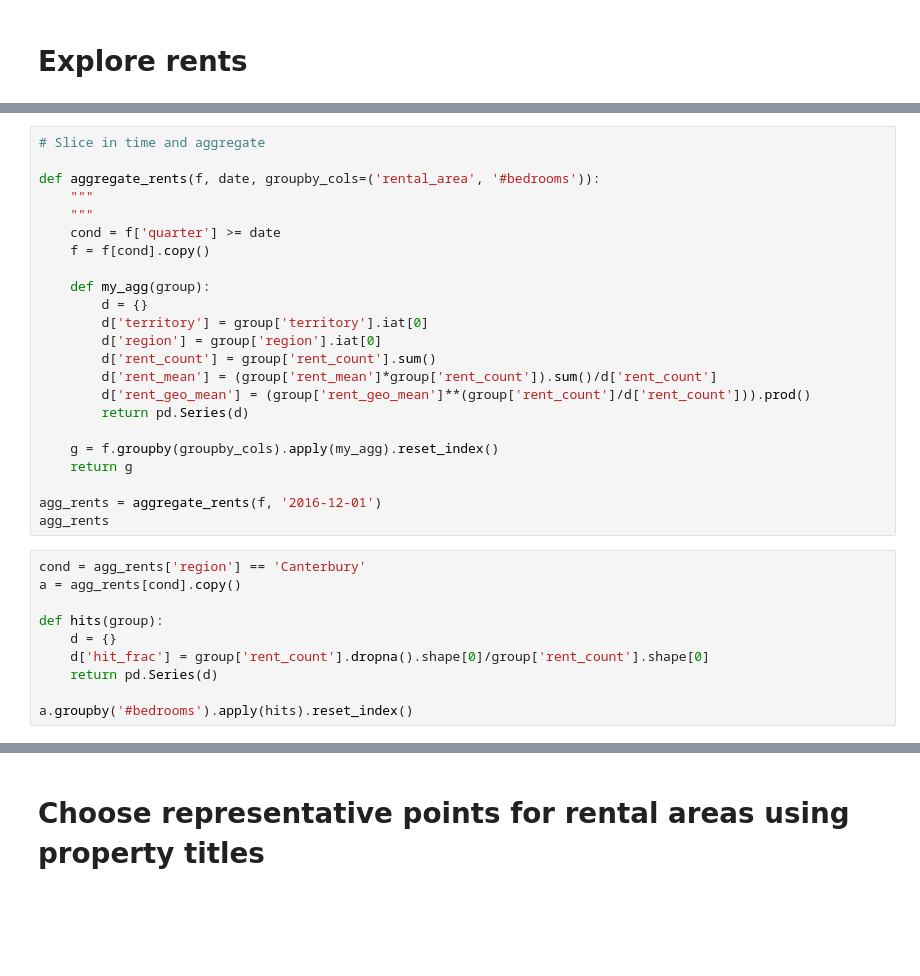
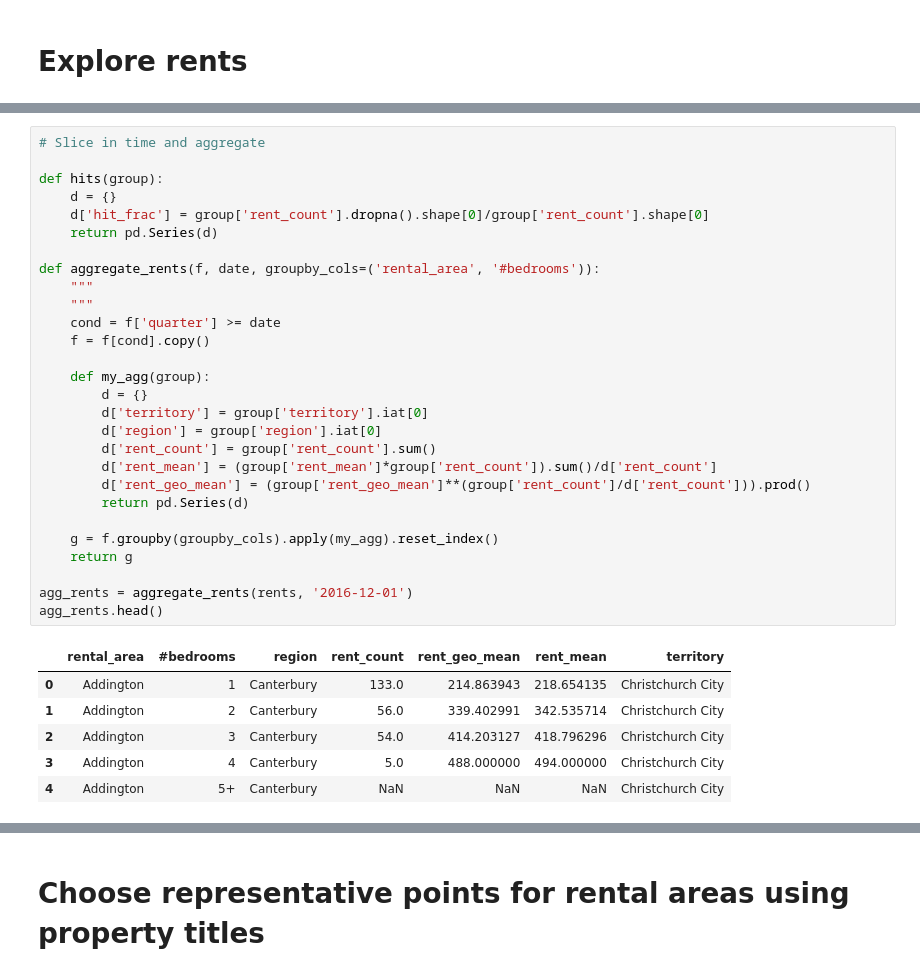
Before and after one commit to araichev/affordability_nz, a Jupyter notebook: ipynb/prototyping.ipynb, the cells around one changed output, grey strips where cells are left out. Saved outputs shown, nothing was run; the diff lists cells and outputs as text; blank space fills up the shorter version.

```diff
--- a/ipynb/prototyping.ipynb
+++ b/ipynb/prototyping.ipynb
@@ -171,33 +178,35 @@ f.head()
 # %%
 # Slice in time and aggregate
+
+def hits(group):
+    d = {}
+    d['hit_frac'] = group['rent_count'].dropna().shape[0]/group['rent_count'].shape[0]
+    return pd.Series(d)
 
 def aggregate_rents(f, date, groupby_cols=('rental_area', '#bedrooms')):
     """
     """
     cond = f['quarter'] >= date
     f = f[cond].copy()
 
     def my_agg(group):
         d = {}
         d['territory'] = group['territory'].iat[0]
         d['region'] = group['region'].iat[0]
         d['rent_count'] = group['rent_count'].sum()
         d['rent_mean'] = (group['rent_mean']*group['rent_count']).sum()/d['rent_count']
         d['rent_geo_mean'] = (group['rent_geo_mean']**(group['rent_count']/d['rent_count'])).prod()
         return pd.Series(d)
 
     g = f.groupby(groupby_cols).apply(my_agg).reset_index()
     return g
 
-agg_rents = aggregate_rents(f, '2016-12-01')
-agg_rents
+agg_rents = aggregate_rents(rents, '2016-12-01')
+agg_rents.head()
+# %% [output]
+|  | rental_area | #bedrooms | region | rent_count | rent_geo_mean | rent_mean | territory |
+| 0 | Addington | 1 | Canterbury | 133.0 | 214.863943 | 218.654135 | Christchurch City |
+| 1 | Addington | 2 | Canterbury | 56.0 | 339.402991 | 342.535714 | Christchurch City |
+| 2 | Addington | 3 | Canterbury | 54.0 | 414.203127 | 418.796296 | Christchurch City |
+| 3 | Addington | 4 | Canterbury | 5.0 | 488.000000 | 494.000000 | Christchurch City |
+| 4 | Addington | 5+ | Canterbury | NaN | NaN | NaN | Christchurch City |
-# %%
-cond = agg_rents['region'] == 'Canterbury'
-a = agg_rents[cond].copy()
-
-def hits(group):
-    d = {}
-    d['hit_frac'] = group['rent_count'].dropna().shape[0]/group['rent_count'].shape[0]
-    return pd.Series(d)
-
-a.groupby('#bedrooms').apply(hits).reset_index()
```
Also changed, not shown: parts of 11 cells of this notebook, 6 other files.
